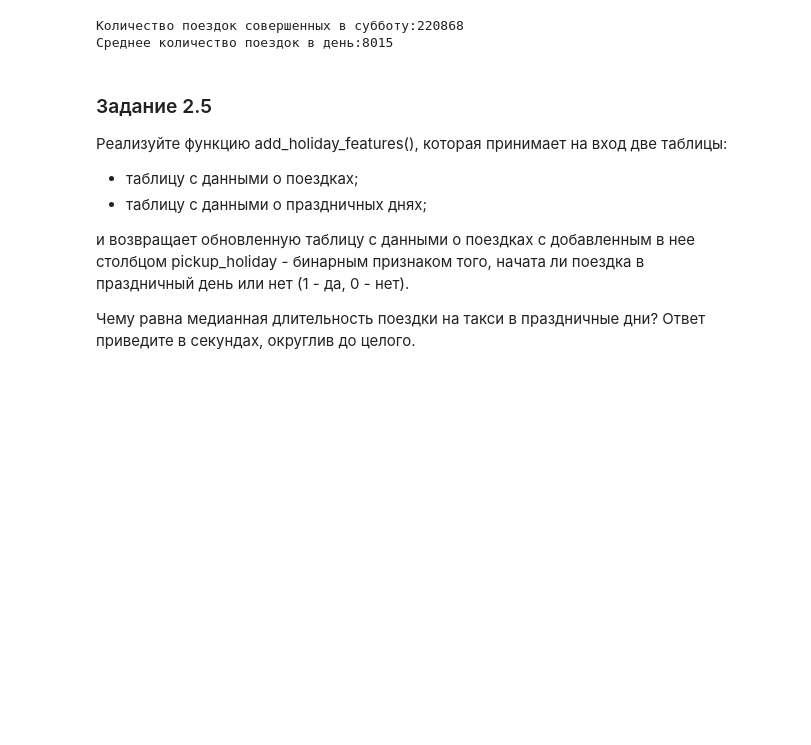
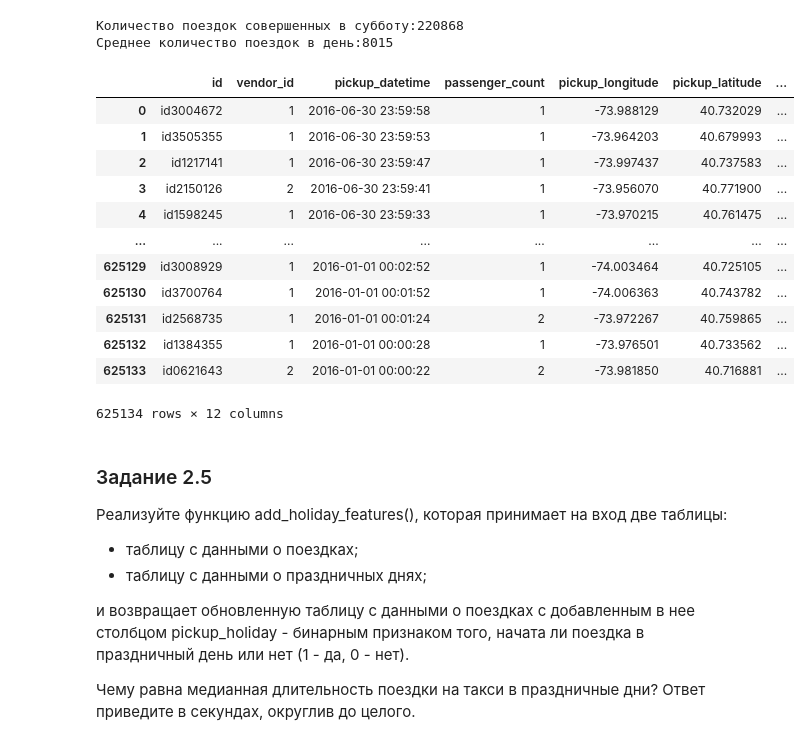
Before and after one commit to AntonYurkovskiy/Project_5_NY_City_Taxi_Trip_Duration, a Jupyter notebook: Project-5._Ноутбук-шаблон.ipynb, the cells around one changed output. Saved outputs shown, nothing was run; the diff lists cells and outputs as text; code cells hidden in the pictures; blank space fills up the shorter version.

Commit message:
project done

```diff
--- a/Project-5._Ноутбук-шаблон.ipynb
+++ b/Project-5._Ноутбук-шаблон.ipynb
@@ -71,3 +71,8 @@ Train data shape: (1458644, 11)
 | 2 | id3858529 | 2 | 2016-01-19 11:35:24 | 2016-01-19 12:10:48 | 1 | -73.979027 | ... |
 | 3 | id3504673 | 2 | 2016-04-06 19:32:31 | 2016-04-06 19:39:40 | 1 | -74.010040 | ... |
 | 4 | id2181028 | 2 | 2016-03-26 13:30:55 | 2016-03-26 13:38:10 | 1 | -73.973053 | ... |
+# %%
+# для тестовой выборки
+test_data = pd.read_csv("data\Project5_test_data.csv")
+osrm_data_test = pd.read_csv("data\Project5_osrm_data_test.csv")
+test_id = test_data['id']
@@ -221,6 +280,23 @@ print(f'Среднее количество поездок в день:{mean_cou
 # %% [output]
 Количество поездок совершенных в субботу:220868
 Среднее количество поездок в день:8015
+# %%
+# для тестовой выборки
+add_datetime_features(test_data)
+# %% [output]
+|  | id | vendor_id | pickup_datetime | passenger_count | pickup_longitude | pickup_latitude | ... |
+| 0 | id3004672 | 1 | 2016-06-30 23:59:58 | 1 | -73.988129 | 40.732029 | ... |
+| 1 | id3505355 | 1 | 2016-06-30 23:59:53 | 1 | -73.964203 | 40.679993 | ... |
+| 2 | id1217141 | 1 | 2016-06-30 23:59:47 | 1 | -73.997437 | 40.737583 | ... |
+| 3 | id2150126 | 2 | 2016-06-30 23:59:41 | 1 | -73.956070 | 40.771900 | ... |
+| 4 | id1598245 | 1 | 2016-06-30 23:59:33 | 1 | -73.970215 | 40.761475 | ... |
+| ... | ... | ... | ... | ... | ... | ... | ... |
+| 625129 | id3008929 | 1 | 2016-01-01 00:02:52 | 1 | -74.003464 | 40.725105 | ... |
+| 625130 | id3700764 | 1 | 2016-01-01 00:01:52 | 1 | -74.006363 | 40.743782 | ... |
+| 625131 | id2568735 | 1 | 2016-01-01 00:01:24 | 2 | -73.972267 | 40.759865 | ... |
+| 625132 | id1384355 | 1 | 2016-01-01 00:00:28 | 1 | -73.976501 | 40.733562 | ... |
+| 625133 | id0621643 | 2 | 2016-01-01 00:00:22 | 2 | -73.981850 | 40.716881 | ... |
+625134 rows × 12 columns
 # %% [markdown]
 ### Задание 2.5
 Реализуйте функцию add_holiday_features(), которая принимает на вход две таблицы:
```
Also changed, not shown: parts of 35 cells of this notebook.
